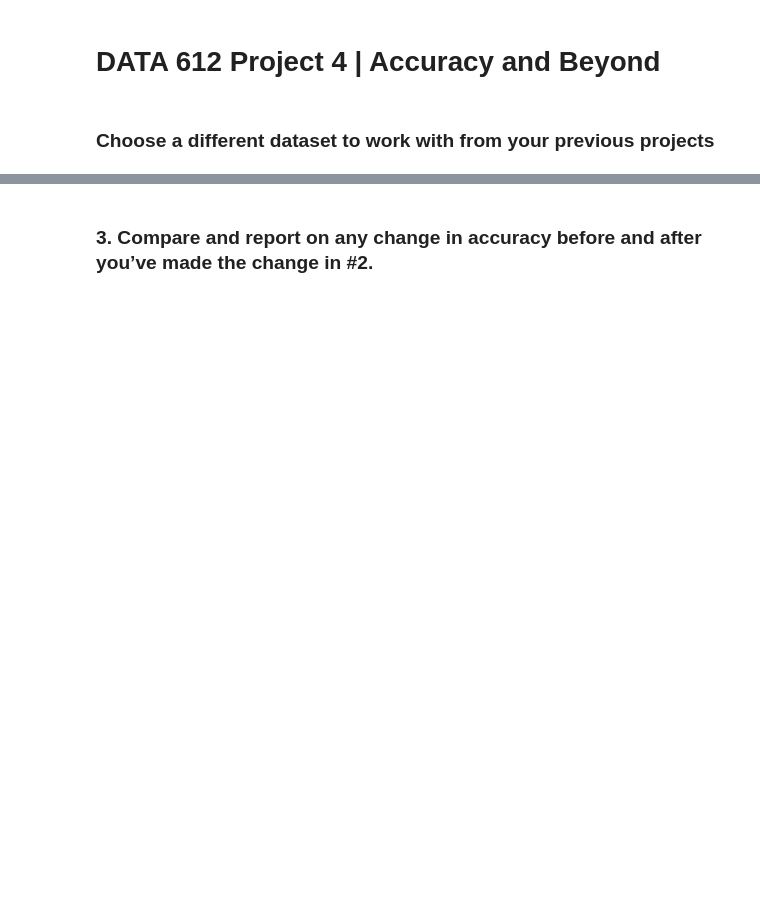
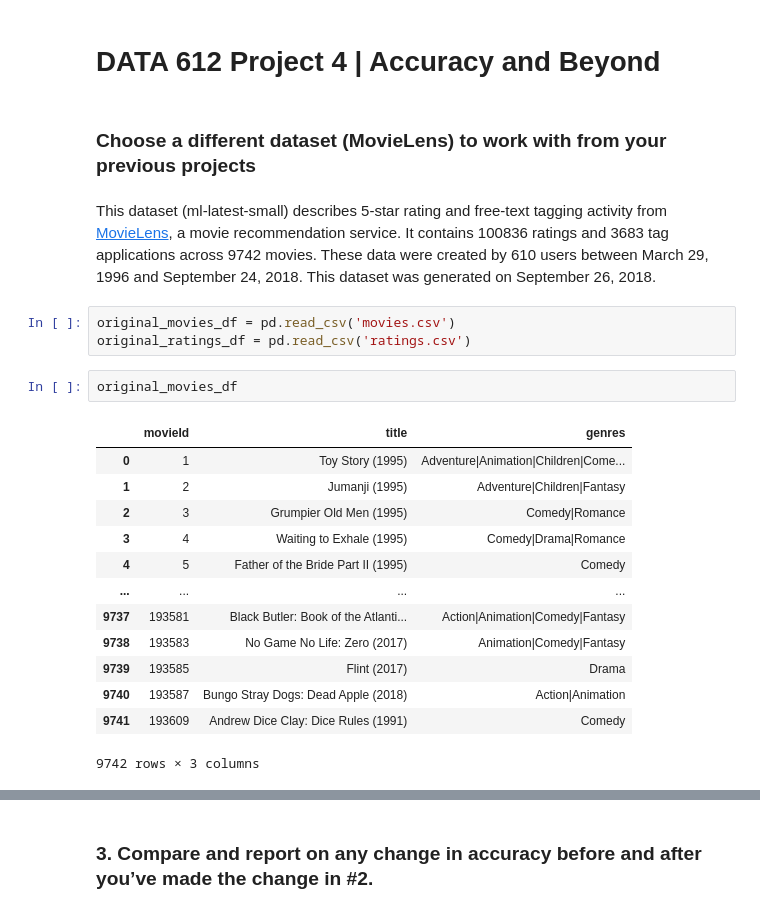
Before and after one commit to GuillermoCharlesSchneider/DATA-612, a Jupyter notebook: Week 4/Project 4.ipynb, the cells around one changed output, grey strips where cells are left out. Drawn from its saved outputs; the diff is of its cells as text; blank space fills up the shorter version.

```diff
--- a/Week 4/Project 4.ipynb
+++ b/Week 4/Project 4.ipynb
@@ -1,4 +9,25 @@
 # %% [markdown]
 # DATA 612 Project 4 | Accuracy and Beyond
 # %% [markdown]
-### Choose a different dataset to work with from your previous projects
+### Choose a different dataset (MovieLens) to work with from your previous projects
+# %% [markdown]
+This dataset (ml-latest-small) describes 5-star rating and free-text tagging activity from [MovieLens](http://movielens.org), a movie recommendation service. It contains 100836 ratings and 3683 tag applications across 9742 movies. These data were created by 610 users between March 29, 1996 and September 24, 2018. This dataset was generated on September 26, 2018.
+# %%
+original_movies_df = pd.read_csv('movies.csv')
+original_ratings_df = pd.read_csv('ratings.csv')
+# %%
+original_movies_df
+# %% [output]
+|  | movieId | title | genres |
+| 0 | 1 | Toy Story (1995) | Adventure|Animation|Children|Come... |
+| 1 | 2 | Jumanji (1995) | Adventure|Children|Fantasy |
+| 2 | 3 | Grumpier Old Men (1995) | Comedy|Romance |
+| 3 | 4 | Waiting to Exhale (1995) | Comedy|Drama|Romance |
+| 4 | 5 | Father of the Bride Part II (1995) | Comedy |
+| ... | ... | ... | ... |
+| 9737 | 193581 | Black Butler: Book of the Atlanti... | Action|Animation|Comedy|Fantasy |
+| 9738 | 193583 | No Game No Life: Zero (2017) | Animation|Comedy|Fantasy |
+| 9739 | 193585 | Flint (2017) | Drama |
+| 9740 | 193587 | Bungo Stray Dogs: Dead Apple (2018) | Action|Animation |
+| 9741 | 193609 | Andrew Dice Clay: Dice Rules (1991) | Comedy |
+9742 rows × 3 columns
```
Also changed, not shown: parts of 58 cells of this notebook.
